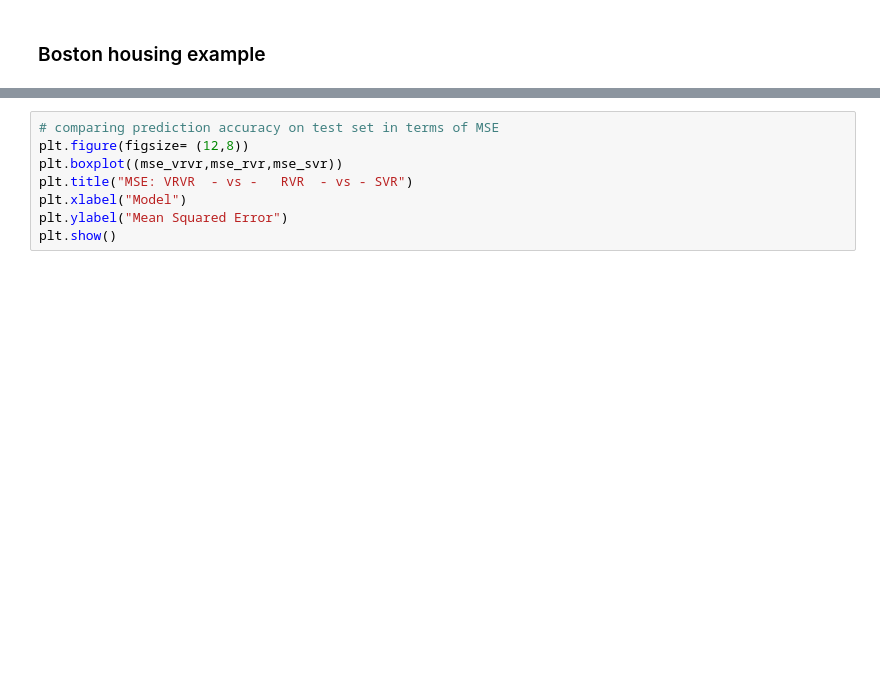
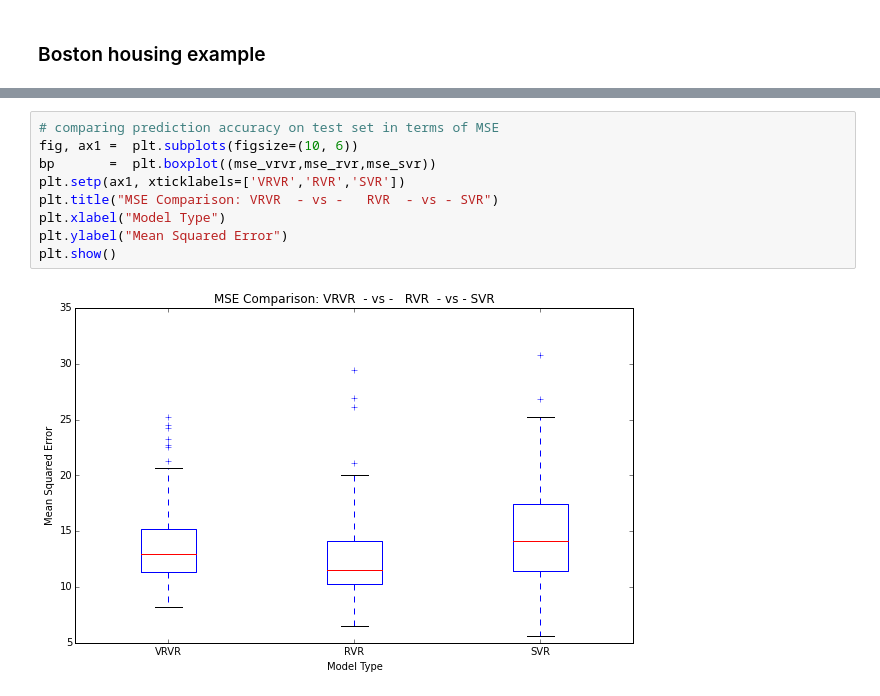
Before and after one commit to AmazaspShumik/sklearn-bayes, a Jupyter notebook: Variational RVM & Variational ARD /variational_rvm_notebook.ipynb, the cells around one changed output, grey strips where cells are left out. Drawn from its saved outputs; the diff is of its cells as text; blank space fills up the shorter version.

```diff
--- a/Variational RVM & Variational ARD /variational_rvm_notebook.ipynb
+++ b/Variational RVM & Variational ARD /variational_rvm_notebook.ipynb
@@ -157,9 +190,12 @@ print "SVR median MSE = {0}, median number of SVs = {1}".format(np.median(mse_sv
 # %%
 # comparing prediction accuracy on test set in terms of MSE
-plt.figure(figsize= (12,8))
-plt.boxplot((mse_vrvr,mse_rvr,mse_svr))
-plt.title("MSE: VRVR  - vs -   RVR  - vs - SVR")
-plt.xlabel("Model")
+fig, ax1 =  plt.subplots(figsize=(10, 6))
+bp       =  plt.boxplot((mse_vrvr,mse_rvr,mse_svr))
+plt.setp(ax1, xticklabels=['VRVR','RVR','SVR'])
+plt.title("MSE Comparison: VRVR  - vs -   RVR  - vs - SVR")
+plt.xlabel("Model Type")
 plt.ylabel("Mean Squared Error")
 plt.show()
+# %% [output]
+[figure, added]
 # %%
```
Also changed, not shown: parts of 10 cells of this notebook, 1 other file.
